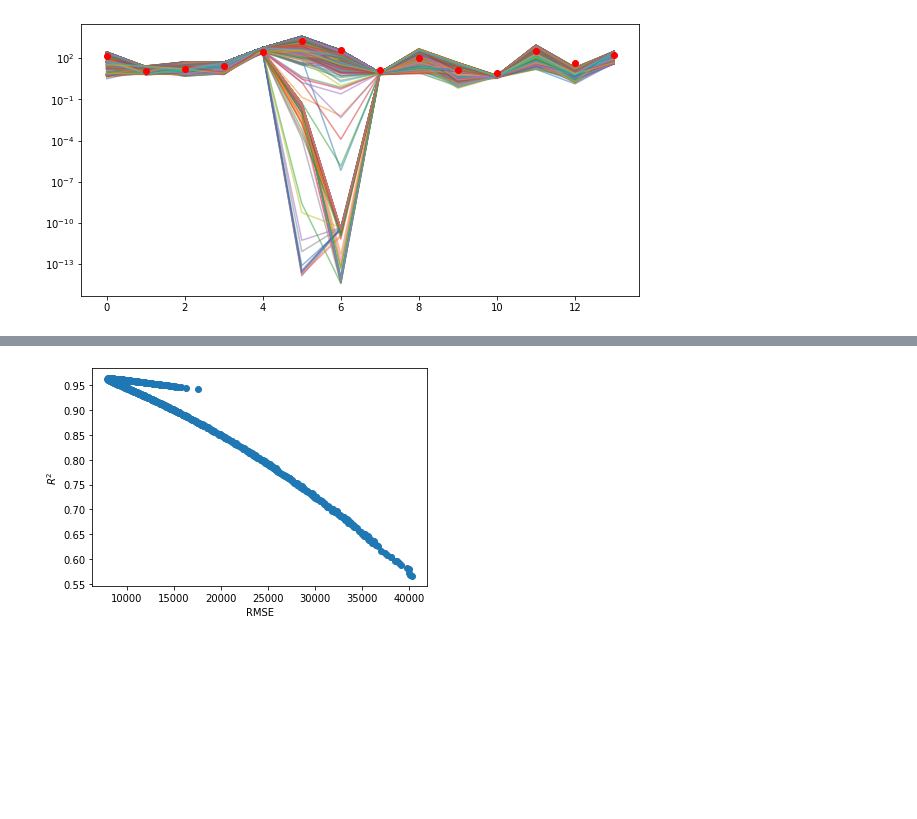
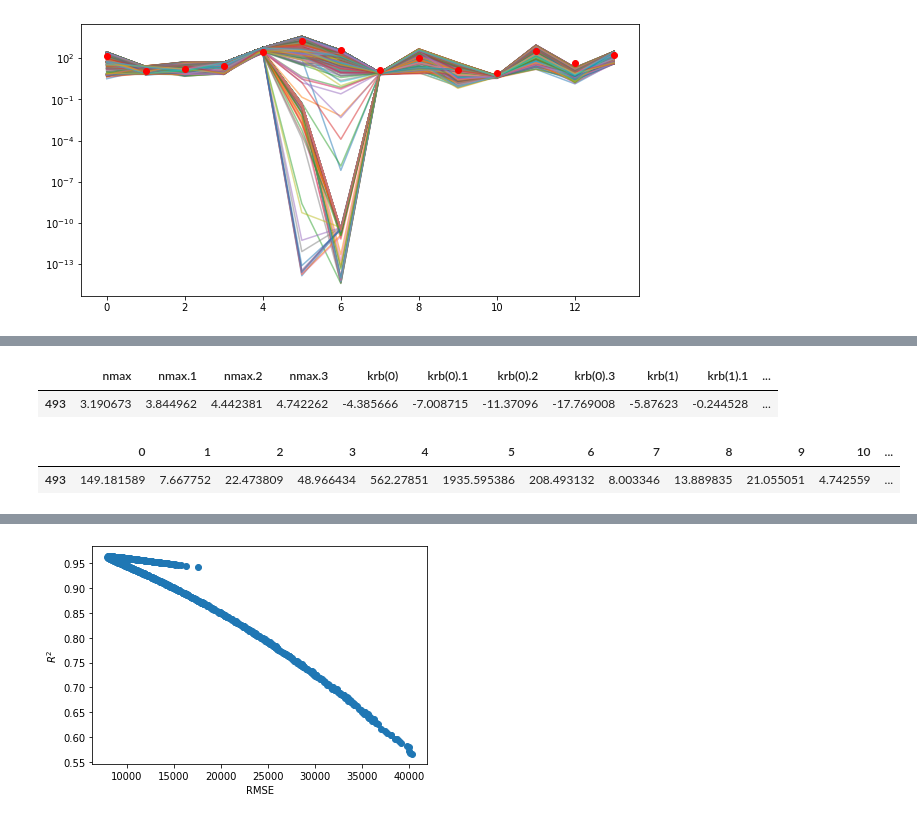
Before and after one commit to whrc/MADS-TEM-calibration, a Jupyter notebook: Calibration_Figures_Elchin.ipynb, the cells around one changed output, grey strips where cells are left out. Cells and saved outputs as stored; diff of their text form; code cells hidden in the pictures; blank space fills up the shorter version.

```diff
--- a/Calibration_Figures_Elchin.ipynb
+++ b/Calibration_Figures_Elchin.ipynb
@@ -61,0 +23,12 @@ ut.spaghetti_match_plot(df_model,logy=True)
+# %%
+xparams, ymodel= ut.get_params(df_param,df_model,1,r2lim=0.95)
+# %%
+xparams
+# %% [output]
+|  | nmax | nmax.1 | nmax.2 | nmax.3 | krb(0) | krb(0).1 | krb(0).2 | krb(0).3 | krb(1) | krb(1).1 | ... |
+| 493 | 3.190673 | 3.844962 | 4.442381 | 4.742262 | -4.385666 | -7.008715 | -11.37096 | -17.769008 | -5.87623 | -0.244528 | ... |
+# %%
+ ymodel
+# %% [output]
+|  | 0 | 1 | 2 | 3 | 4 | 5 | 6 | 7 | 8 | 9 | 10 | ... |
+| 493 | 149.181589 | 7.667752 | 22.473809 | 48.966434 | 562.27851 | 1935.595386 | 208.493132 | 8.003346 | 13.889835 | 21.055051 | 4.742559 | ... |
```
Also changed, not shown: parts of 26 cells of this notebook, 1 other file.
